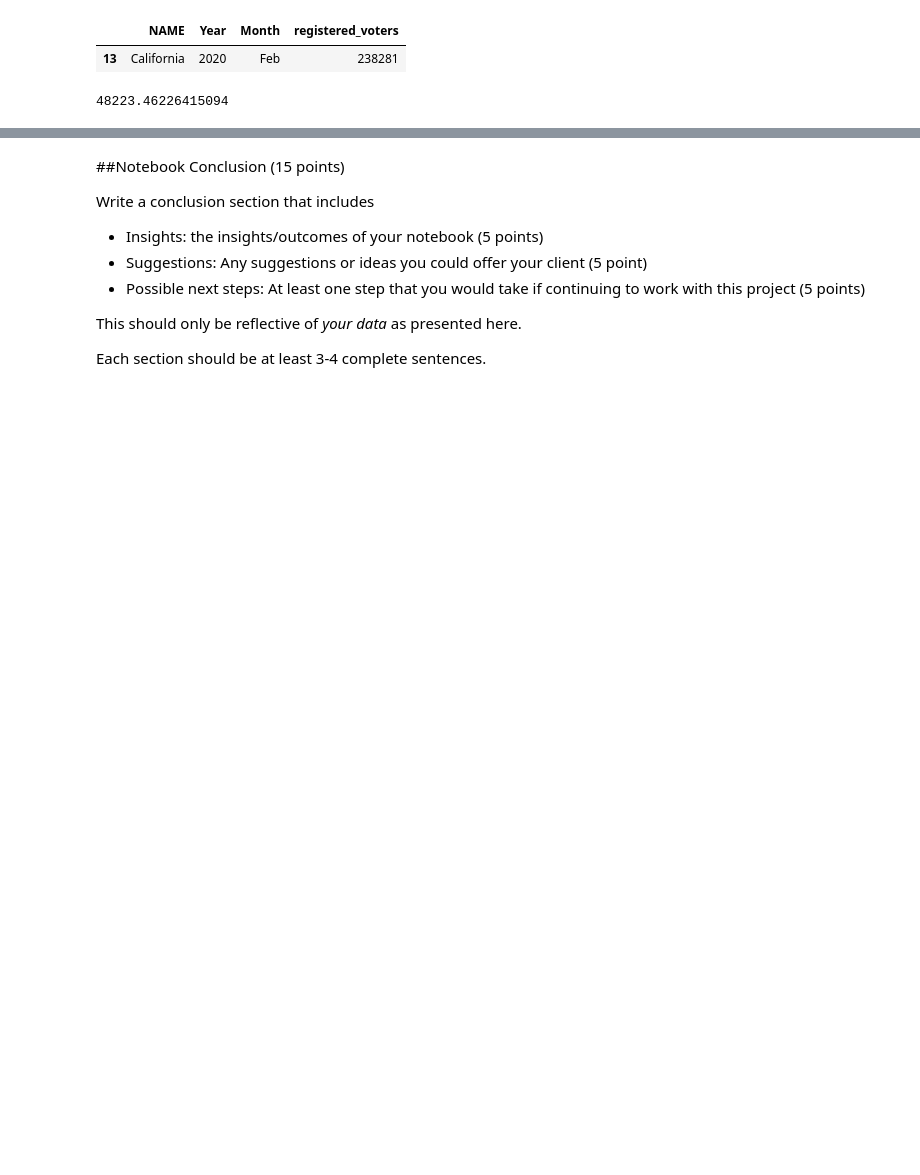
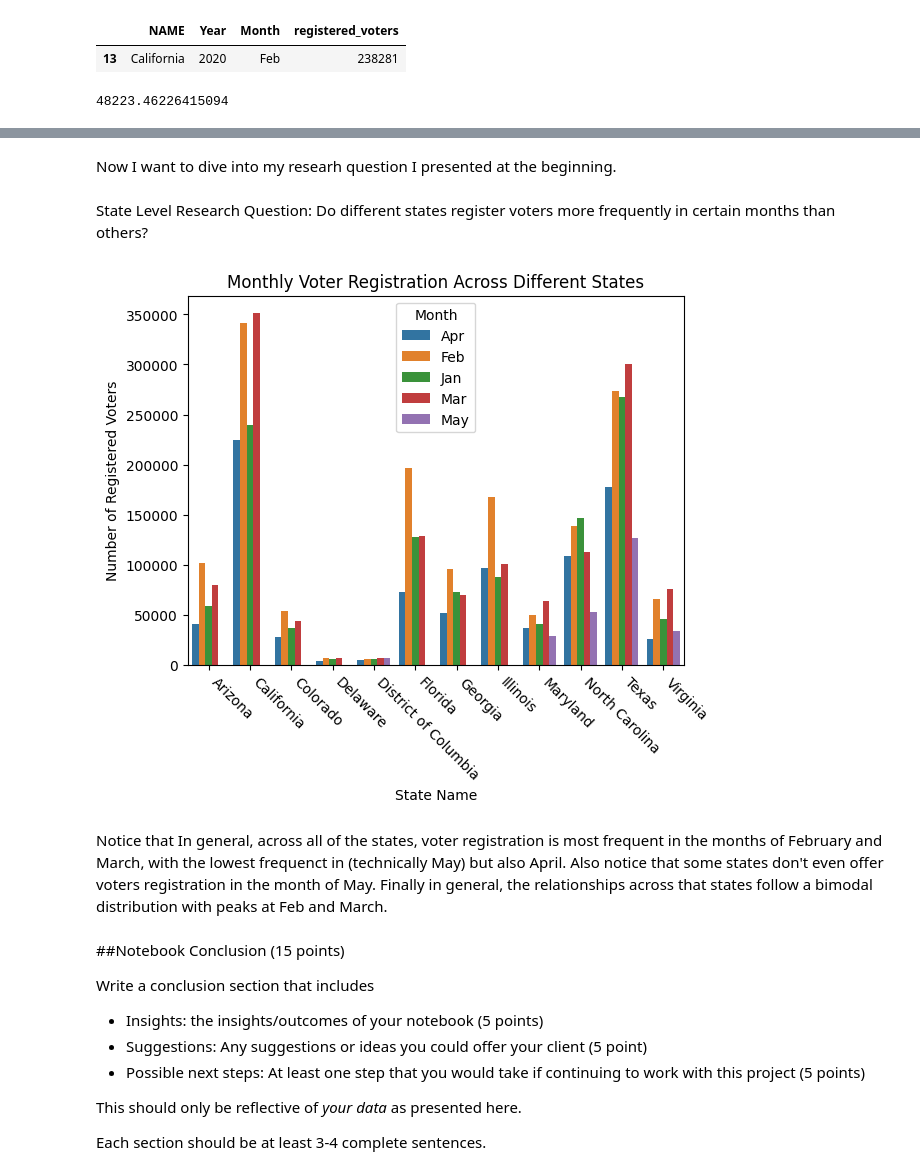
Before and after one commit to stoicelephant/DIDA325, a Jupyter notebook: Copy_of_325_Fall_Midterm_Project.ipynb, the cells around one changed output, grey strips where cells are left out. Cells and saved outputs as stored; diff of their text form; code cells hidden in the pictures; blank space fills up the shorter version.

```diff
--- a/Copy_of_325_Fall_Midterm_Project.ipynb
+++ b/Copy_of_325_Fall_Midterm_Project.ipynb
@@ -155,3 +164,20 @@ Create a data visualization that relates to either your state level research que
+# %% [markdown]
+Now I want to dive into my researh question I presented at the beginning.
+# %% [markdown]
+State Level Research Question: Do different states register voters more frequently in certain months than others?
+# %%
+state_q = voter_reg.groupby(['NAME','Month']).sum().reset_index()
+state_q
+sns.barplot(state_q,x='NAME', y='registered_voters',hue='Month')
+plt.xlabel('State Name')
+plt.ylabel('Number of Registered Voters')
+plt.title('Monthly Voter Registration Across Different States')
+plt.xticks(rotation=-45, ha='left')
+plt.show()
+# %% [output]
+[figure, added]
+# %% [markdown]
+Notice that In general, across all of the states, voter registration is most frequent in the months of February and March, with the lowest frequenct in (technically May) but also April. Also notice that some states don't even offer voters registration in the month of May. Finally in general, the relationships across that states follow a bimodal distribution with peaks at Feb and March.
 # %% [markdown]
 ##Notebook Conclusion  (15 points)
 
```
Also changed, not shown: parts of 42 cells of this notebook.
